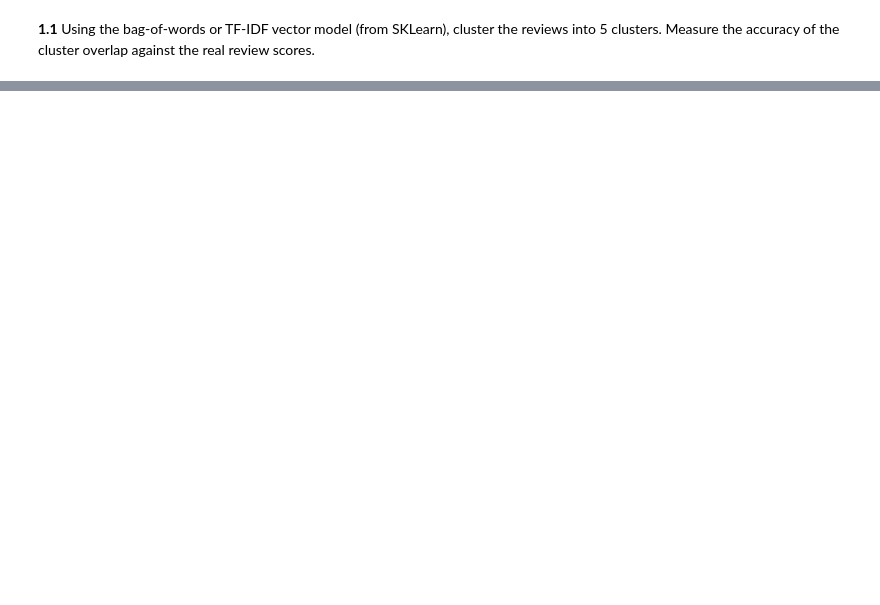
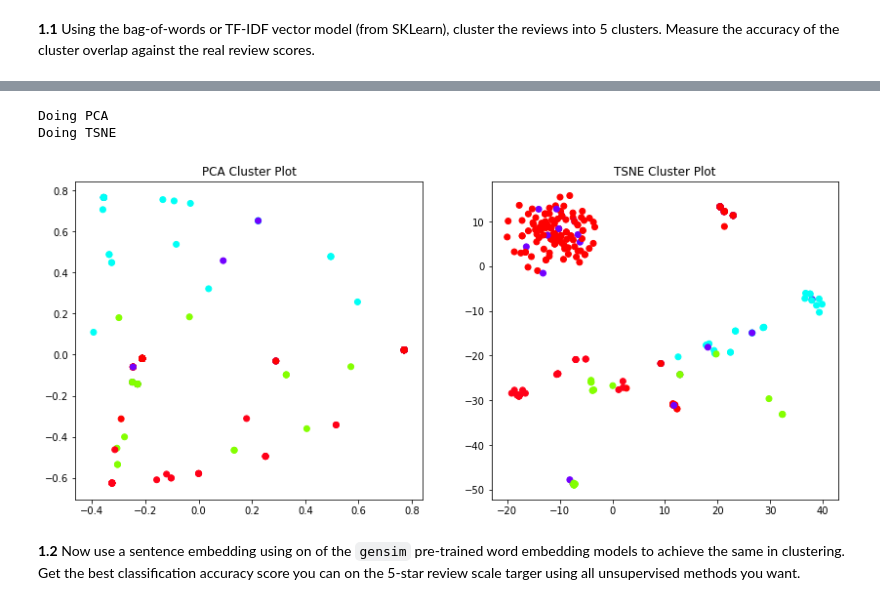
Before and after one commit to cb-ds-1/4-7-nlp, a Jupyter notebook: workshop.ipynb, the cells around one changed output, grey strips where cells are left out. Cells and saved outputs as stored; diff of their text form; code cells hidden in the pictures; blank space fills up the shorter version.

```diff
--- a/workshop.ipynb
+++ b/workshop.ipynb
@@ -203,3 +252,31 @@ df
+# %%
+def plot_tsne_pca(data, labels):
+    max_label = max(labels)
+    max_items = np.random.choice(range(data.shape[0]), size=3000, replace=False)
+
+    pca = PCA(n_components=5).fit_transform(data[max_items,:].todense())
+    tsne = TSNE().fit_transform(pca)
+
+
+    idx = np.random.choice(range(pca.shape[0]), size=300, replace=False)
+    label_subset = labels[max_items]
+    label_subset = [cm.hsv(i/max_label) for i in label_subset[idx]]
+
+    f, ax = plt.subplots(1, 2, figsize=(14, 6))
+    print("Doing PCA")
+    ax[0].scatter(pca[idx, 0], pca[idx, 1], c=label_subset)
+    ax[0].set_title('PCA Cluster Plot')
+    print("Doing TSNE")
+    ax[1].scatter(tsne[idx, 0], tsne[idx, 1], c=label_subset)
+    ax[1].set_title('TSNE Cluster Plot')
+
+plot_tsne_pca(text, clusters)
+# %% [output]
+Doing PCA
+Doing TSNE
+[figure, added]
+# %% [markdown]
+**1.2** Now use a sentence embedding using on of the `gensim` pre-trained word embedding models to achieve the same in clustering. Get the best classification accuracy score you can on the 5-star review scale targer using all unsupervised methods you want.
 # %% [markdown]
 ## 2. Face data
 
```
Also changed, not shown: parts of 12 cells of this notebook.
